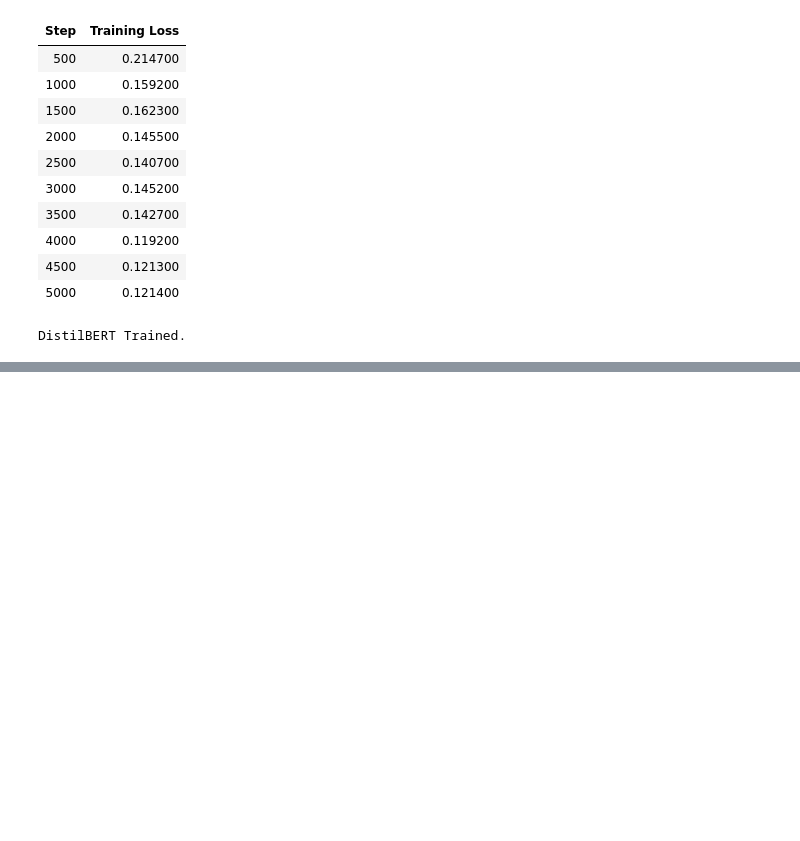
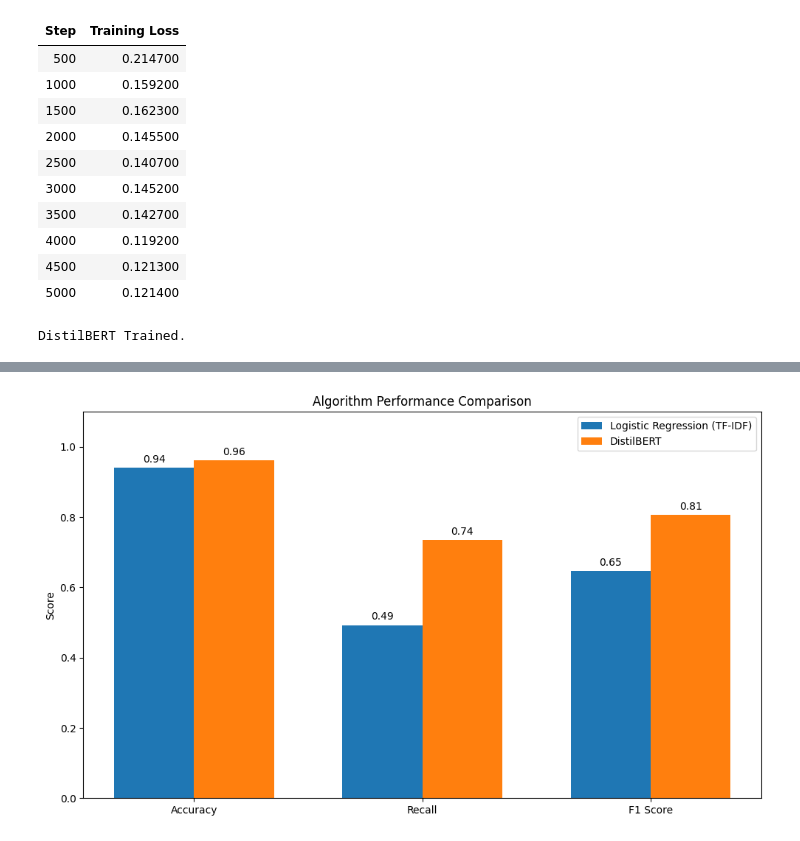
Before and after one commit to MagixIsAvailable/nlp_toxic_language, a Jupyter notebook: nlp_toxic.ipynb, the cells around one changed output, grey strips where cells are left out. Saved outputs shown, nothing was run; the diff lists cells and outputs as text; code cells hidden in the pictures; blank space fills up the shorter version.

```diff
--- a/nlp_toxic.ipynb
+++ b/nlp_toxic.ipynb
@@ -151,0 +163,78 @@ DistilBERT Trained.
+# %%
+import matplotlib.pyplot as plt
+import numpy as np
+from sklearn.metrics import accuracy_score, recall_score, f1_score
+
+print("🚀 Starting Evaluation...")
+
+# --- 1. GET PREDICTIONS ---
+
+# A. Logistic Regression (Baseline)
+# We use the TF-IDF test data created in Section 3
+print("   Getting Baseline Predictions...")
+lr_preds = lr_model.predict(X_test_tfidf)
+
+# B. DistilBERT (Deep Learning)
+# We use the 'trainer' object from Section 3 to predict on the tokenized test set
+print("   Getting Deep Learning Predictions (GPU)...")
+bert_predictions_output = trainer.predict(tokenized_test)
+# The trainer returns raw logits (scores), we need to pick the highest one (0 or 1)
+bert_preds = np.argmax(bert_predictions_output.predictions, axis=1)
+
+# --- 2. CALCULATE METRICS ---
+
+# Helper function to calculate metrics dictionary
+def get_metrics(y_true, y_pred):
+    return {
+        'Accuracy': accuracy_score(y_true, y_pred),
+        'Recall': recall_score(y_true, y_pred),
+        'F1': f1_score(y_true, y_pred)
+    }
+
+lr_metrics = get_metrics(y_test, lr_preds)
+bert_metrics = get_metrics(y_test, bert_preds)
+
+print("\n📊 RESULTS TABLE:")
+print(f"{'Metric':<15} | {'LogReg (TF-IDF)':<20} | {'DistilBERT':<20}")
+print("-" * 60)
+print(f"{'Accuracy':<15} | {lr_metrics['Accuracy']:.4f}{'':<14} | {bert_metrics['Accuracy']:.4f}")
+print(f"{'Recall':<15} | {lr_metrics['Recall']:.4f}{'':<14} | {bert_metrics['Recall']:.4f}")
+print(f"{'F1 Score':<15} | {lr_metrics['F1']:.4f}{'':<14} | {bert_metrics['F1']:.4f}")
+
+# --- 3. VISUALISATION (Grouped Bar Chart) ---
+
+labels = ['Accuracy', 'Recall', 'F1 Score']
+lr_scores = [lr_metrics['Accuracy'], lr_metrics['Recall'], lr_metrics['F1']]
+bert_scores = [bert_metrics['Accuracy'], bert_metrics['Recall'], bert_metrics['F1']]
+
+x = np.arange(len(labels))  # Label locations
+width = 0.35  # Width of the bars
+
+fig, ax = plt.subplots(figsize=(10, 6))
+rects1 = ax.bar(x - width/2, lr_scores, width, label='Logistic Regression (TF-IDF)', color='#1f77b4')
+rects2 = ax.bar(x + width/2, bert_scores, width, label='DistilBERT', color='#ff7f0e')
+
+# Add some text for labels, title and custom x-axis tick labels, etc.
+ax.set_ylabel('Score')
+ax.set_title('Algorithm Performance Comparison')
+ax.set_xticks(x)
+ax.set_xticklabels(labels)
+ax.legend()
+ax.set_ylim(0, 1.1) # Set y-limit to 1.1 to make room for labels
+
+# Function to add labels on top of bars
+def autolabel(rects):
+    for rect in rects:
+        height = rect.get_height()
+        ax.annotate(f'{height:.2f}',
+                    xy=(rect.get_x() + rect.get_width() / 2, height),
+                    xytext=(0, 3),  # 3 points vertical offset
+                    textcoords="offset points",
+                    ha='center', va='bottom')
+
+autolabel(rects1)
+autolabel(rects2)
+
+plt.tight_layout()
+plt.show()
+# %% [output]
@@ -151,0 +251 @@ DistilBERT Trained.
+[figure, added]
```
Also changed, not shown: parts of 2 cells of this notebook.
